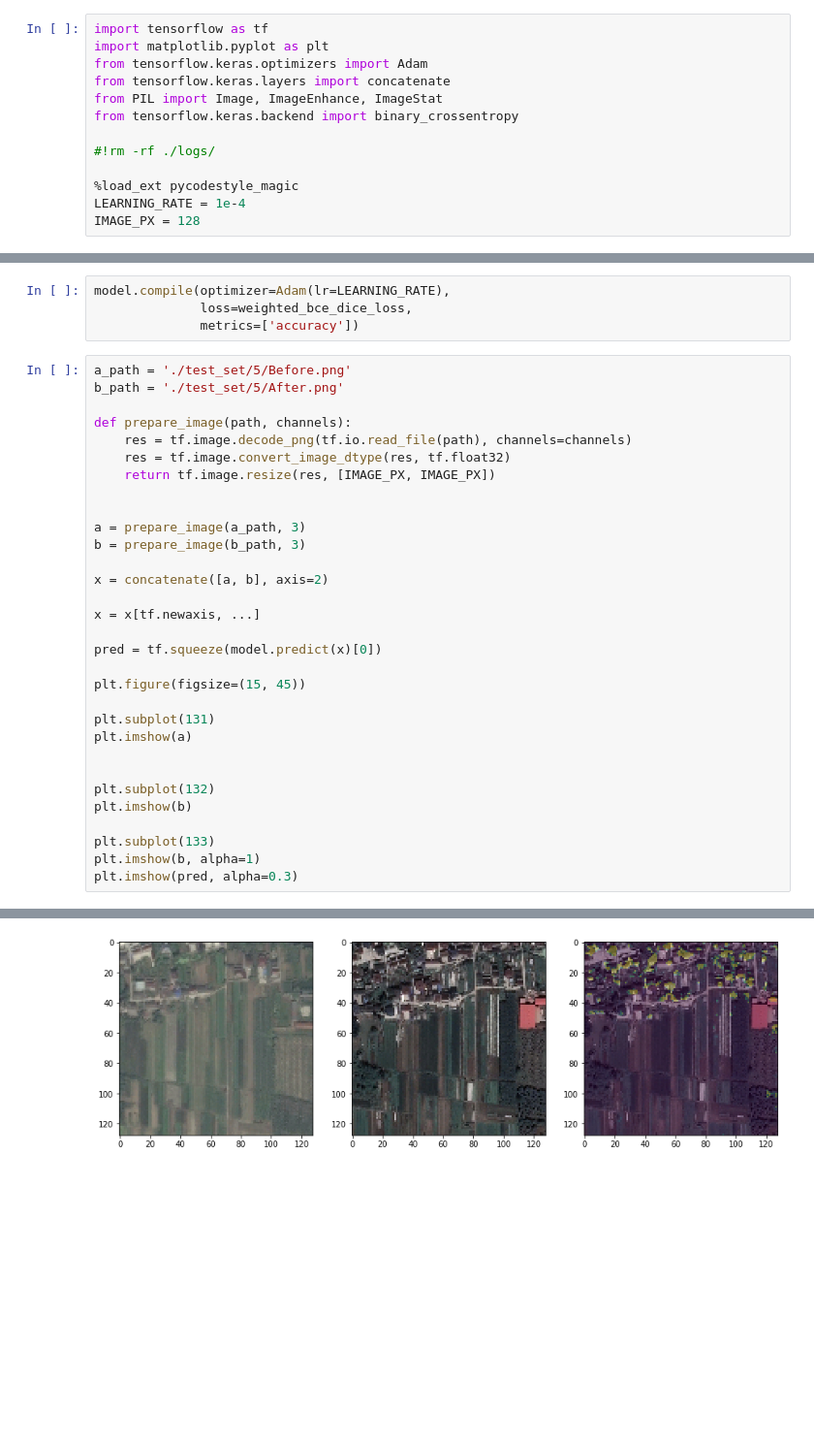
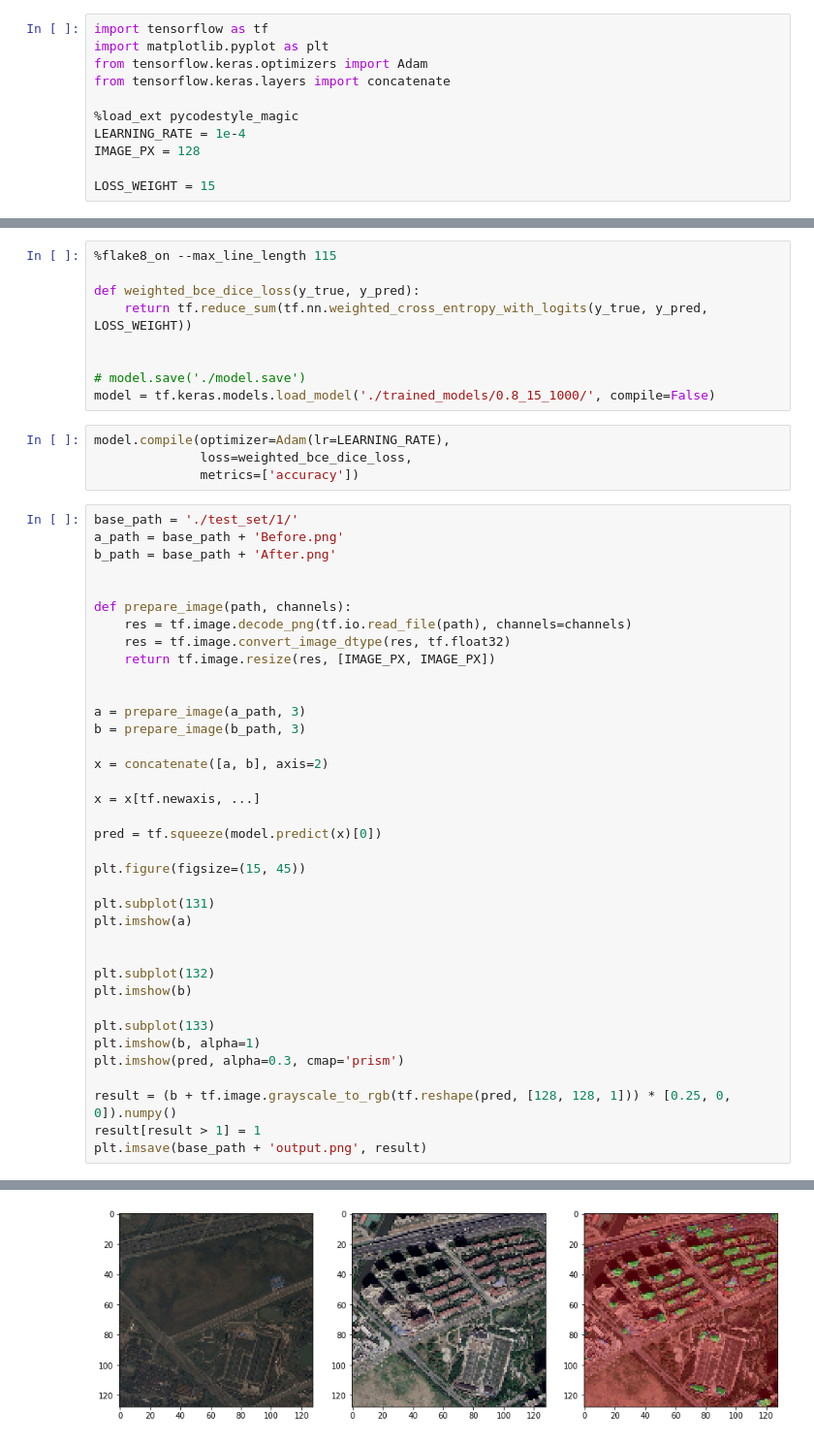
Before and after one commit to 9r0x/Image_recognition, a Jupyter notebook: Inference.ipynb, the cells around one changed output, grey strips where cells are left out. Shown: that part at 97% size. Cells and saved outputs as stored; diff of their text form; blank space fills up the shorter version.

```diff
--- a/Inference.ipynb
+++ b/Inference.ipynb
@@ -3,11 +3,9 @@ import tensorflow as tf
 import matplotlib.pyplot as plt
 from tensorflow.keras.optimizers import Adam
 from tensorflow.keras.layers import concatenate
-from PIL import Image, ImageEnhance, ImageStat
-from tensorflow.keras.backend import binary_crossentropy
-
-#!rm -rf ./logs/
 
 %load_ext pycodestyle_magic
 LEARNING_RATE = 1e-4
 IMAGE_PX = 128
+
+LOSS_WEIGHT = 15
@@ -40,10 +12,21 @@ model = tf.keras.models.load_model('./model.save', compile=False)
+# %%
+%flake8_on --max_line_length 115
+
+def weighted_bce_dice_loss(y_true, y_pred):
+    return tf.reduce_sum(tf.nn.weighted_cross_entropy_with_logits(y_true, y_pred, LOSS_WEIGHT))
+
+
+# model.save('./model.save')
+model = tf.keras.models.load_model('./trained_models/0.8_15_1000/', compile=False)
 # %%
 model.compile(optimizer=Adam(lr=LEARNING_RATE),
               loss=weighted_bce_dice_loss,
               metrics=['accuracy'])
 # %%
-a_path = './test_set/5/Before.png'
-b_path = './test_set/5/After.png'
+base_path = './test_set/1/'
+a_path = base_path + 'Before.png'
+b_path = base_path + 'After.png'
+
 
 def prepare_image(path, channels):
     res = tf.image.decode_png(tf.io.read_file(path), channels=channels)
@@ -71,5 +54,9 @@ plt.imshow(b)
 
 plt.subplot(133)
 plt.imshow(b, alpha=1)
-plt.imshow(pred, alpha=0.3)
+plt.imshow(pred, alpha=0.3, cmap='prism')
+
+result = (b + tf.image.grayscale_to_rgb(tf.reshape(pred, [128, 128, 1])) * [0.25, 0, 0]).numpy()
+result[result > 1] = 1
+plt.imsave(base_path + 'output.png', result)
 # %% [output]
@@ -77 +63 @@ plt.imshow(pred, alpha=0.3)
-[figure, old version]
+[figure, new version]
```
Also changed, not shown: parts of 2 cells of this notebook.
